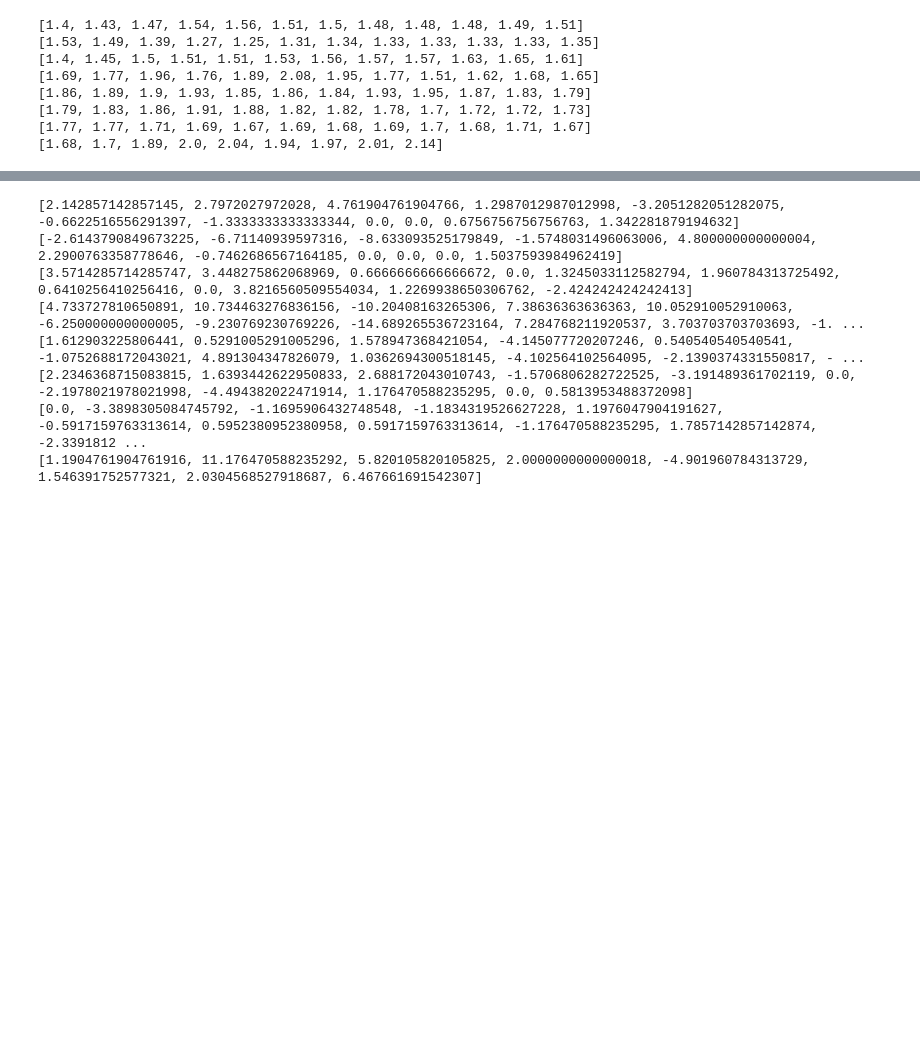
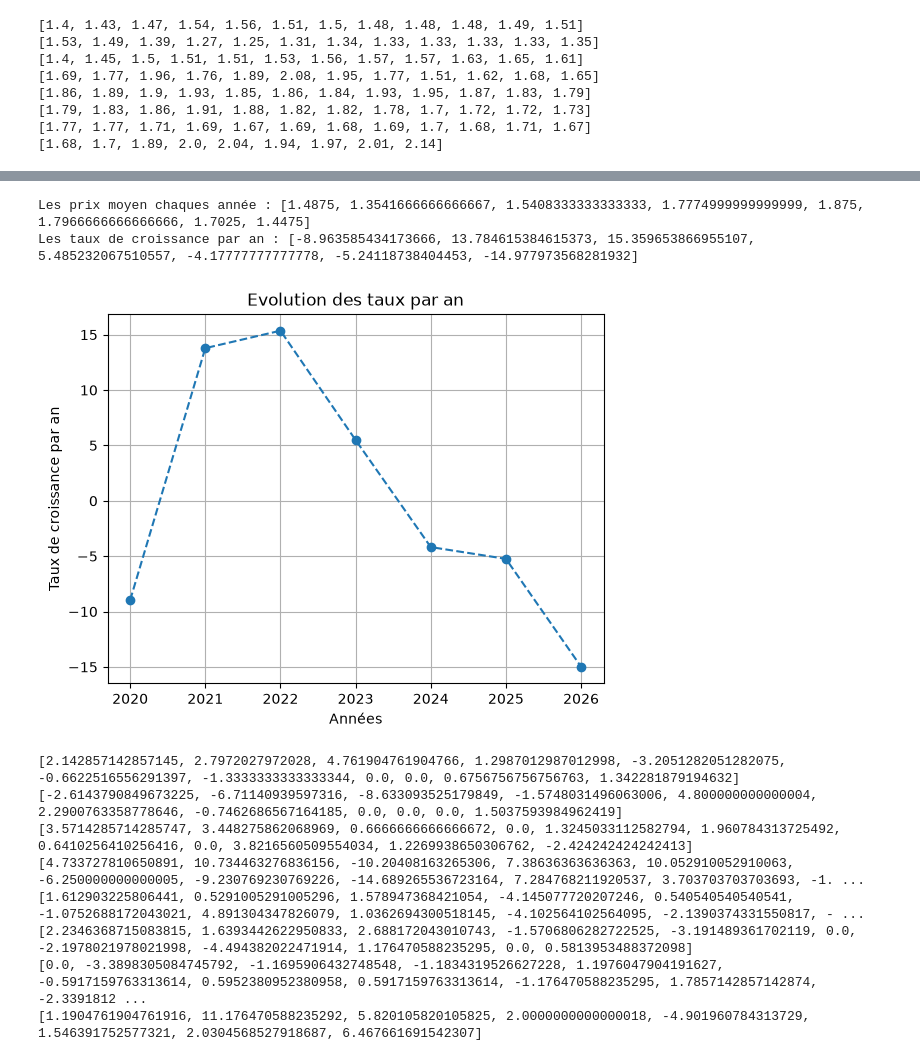
Before and after one commit to mobilou/EssenceAnalyse, a Jupyter notebook: strucure.ipynb, the cells around one changed output, grey strips where cells are left out. Drawn from its saved outputs; the diff is of its cells as text; code cells hidden in the pictures; blank space fills up the shorter version.

```diff
--- a/strucure.ipynb
+++ b/strucure.ipynb
@@ -143,3 +127,51 @@ while i <= 93:
+# %%
+# Taux de croissance par an
+
+
+i = 0
+j = 12
+k = 0
+taux_an = []
+
+while i <= 93:
+    passed = True
+    while passed:
+        dico_12 = dict(list(dico_inverse.items())[k:j])
+        taux_an.append(sum(list(dico_12.values()))/12)
+        passed = False
+        if passed == False:
+            j += 12
+            k += 12
+    i += 12
+
+
+print(f"Les prix moyen chaques année : {taux_an}")
+liste_taux_an = []
+
+val_ini = 0
+val_fin = 1
+for i in range(1, len(taux_an)):
+    croissancetauxan = ((taux_an[val_fin] - taux_an[val_ini]) / taux_an[val_ini]) * 100
+    val_ini += 1
+    val_fin += 1
+    liste_taux_an.append(croissancetauxan)
+
+print(f"Les taux de croissance par an : {liste_taux_an}")
+# %% [output]
+Les prix moyen chaques année : [1.4875, 1.3541666666666667, 1.5408333333333333, 1.7774999999999999, 1.875, 1.7966666666666666, 1.7025, 1.4475]
+Les taux de croissance par an : [-8.963585434173666, 13.784615384615373, 15.359653866955107, 5.485232067510557, -4.17777777777778, -5.24118738404453, -14.977973568281932]
+# %%
+# Tracé de la courbe du taux de croissance par an
+
+annee_de_croissance = [2020, 2021, 2022, 2023, 2024, 2025, 2026]
+
+plt.plot(annee_de_croissance, liste_taux_an, linestyle = "--", marker="o")
+plt.xlabel("Années")
+plt.ylabel("Taux de croissance par an")
+plt.title("Evolution des taux par an")
+plt.grid(True)
+# %% [output]
+[figure, added]
 # %%
 # Taux de croissance par mois
 
```
Also changed, not shown: parts of 22 cells of this notebook.
